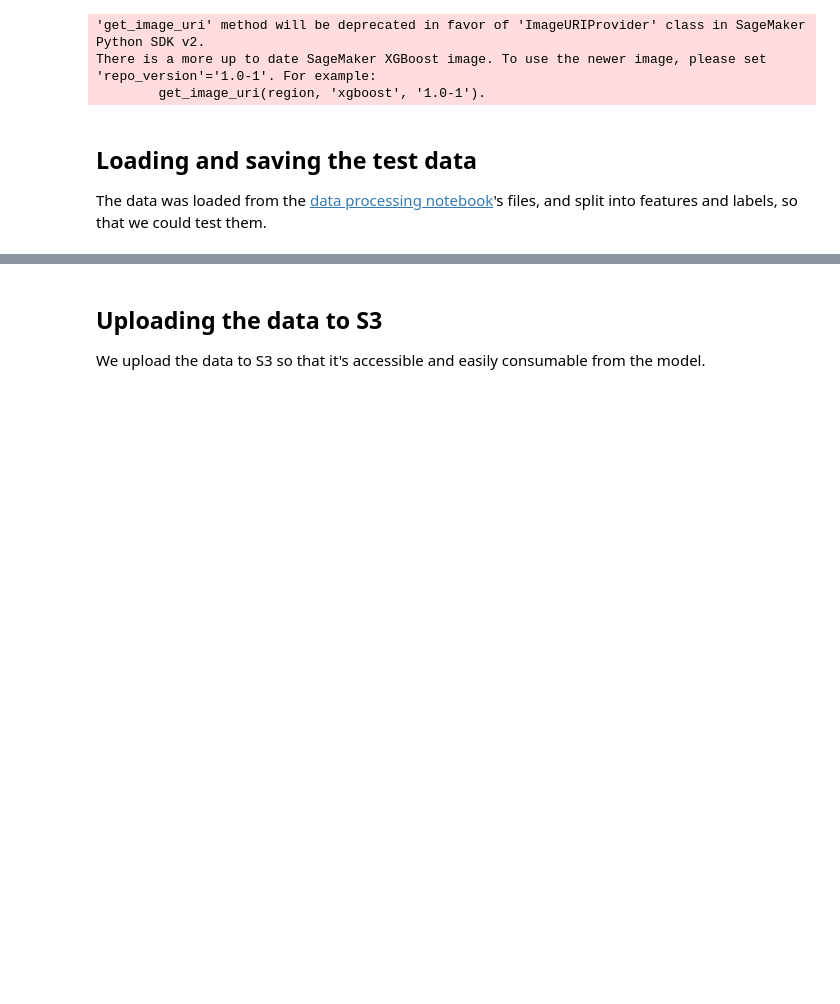
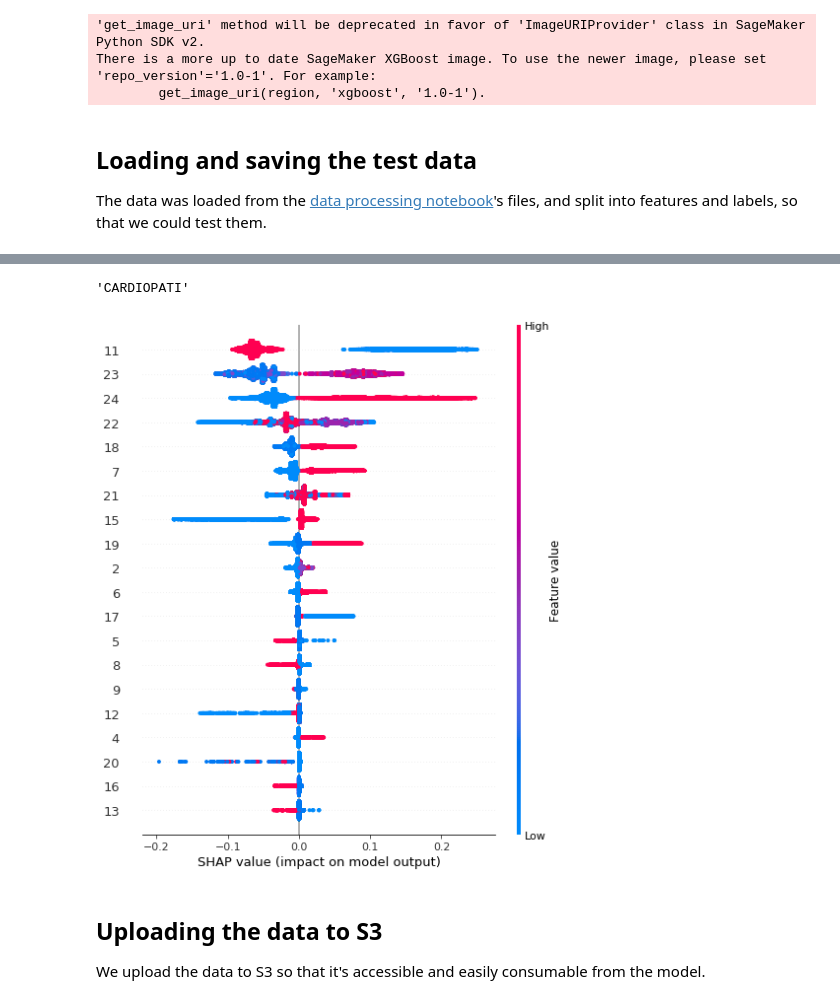
Before and after one commit to ptcar2009/covid19-classifier, a Jupyter notebook: ModelTraining.ipynb, the cells around one changed output, grey strips where cells are left out. Drawn from its saved outputs; the diff is of its cells as text; code cells hidden in the pictures; blank space fills up the shorter version.

```diff
--- a/ModelTraining.ipynb
+++ b/ModelTraining.ipynb
@@ -33,0 +32,5 @@ test_y = test_df.iloc[:,0]
+# %%
+import pandas as pd
+train_df = pd.read_csv('data/train.csv', encoding='latin2', header=None)
+X = train_df.iloc[:,1:]
+y = train_df.iloc[:, 0]
@@ -33,0 +63,11 @@ test_y = test_df.iloc[:,0]
+# %%
+
+# load JS visualization code to notebook
+shap.initjs()
+
+# train XGBoost model
+model = xgboost.train({"learning_rate": 0.01}, xgboost.DMatrix(X, label=y), 100)
+
+# explain the model's predictions using SHAP
+# (same syntax works for LightGBM, CatBoost, scikit-learn and spark models)
+explainer = shap.TreeExplainer(model)
@@ -34,3 +102,14 @@ test_y = test_df.iloc[:,0]
+# %%
+feature_list[10]
+# %% [output]
+'CARDIOPATI'
+# %%
+shap_values = explainer.shap_values(X)
+
+# visualize the first prediction's explanation (use matplotlib=True to avoid Javascript)
+shap.summary_plot(shap_values, X)
+# %% [output]
+[figure, added]
 # %%
 import numpy as np
 test_df_2020 = pd.read_csv('data/x_test_2020.csv', encoding='latin2', header=None)
```
Also changed, not shown: parts of 12 cells of this notebook, 1 other file.
